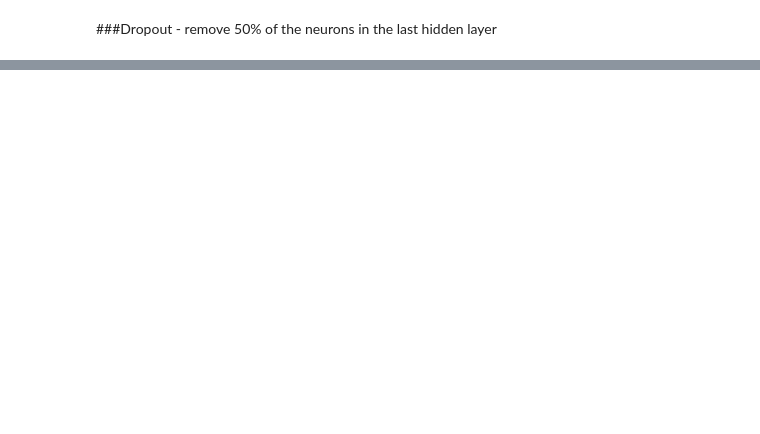
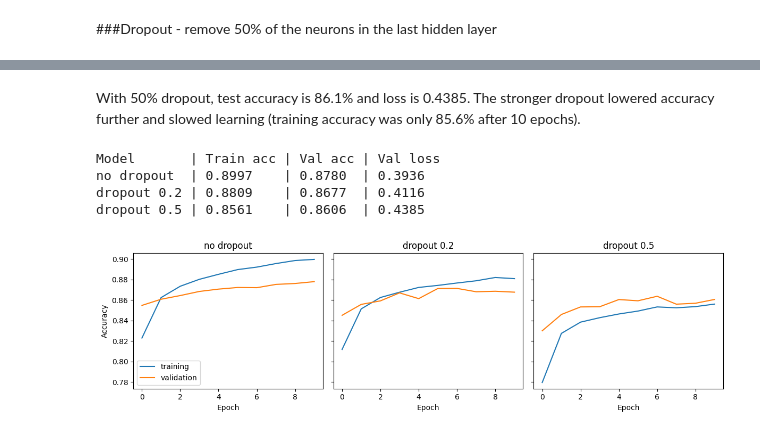
Before and after one commit to ZofiaLandowska/notes, a Jupyter notebook: site/en/tutorials/keras/classification.ipynb, the cells around one changed output, grey strips where cells are left out. Drawn from its saved outputs; the diff is of its cells as text; code cells hidden in the pictures; blank space fills up the shorter version.

```diff
--- a/site/en/tutorials/keras/classification.ipynb
+++ b/site/en/tutorials/keras/classification.ipynb
@@ -692,0 +785,27 @@ Model_13 test accuracy: 0.8809000253677368
+# %% [markdown]
+With 50% dropout, test accuracy is 86.1% and loss is 0.4385. The stronger dropout lowered accuracy further and slowed learning (training accuracy was only 85.6% after 10 epochs).
+# %%
+# Dropout experiment: summary table and training vs. validation accuracy
+histories = {"no dropout": history_11, "dropout 0.2": history_12, "dropout 0.5": history_13}
+
+print("Model       | Train acc | Val acc | Val loss")
+for name, h in histories.items():
+    print(f"{name:11} | {h.history['accuracy'][-1]:.4f}    | "
+          f"{h.history['val_accuracy'][-1]:.4f}  | {h.history['val_loss'][-1]:.4f}")
+
+fig, axes = plt.subplots(1, len(histories), figsize=(4*len(histories), 3.5), sharey=True)
+for ax, (name, h) in zip(axes, histories.items()):
+    ax.plot(h.history['accuracy'], label='training')
+    ax.plot(h.history['val_accuracy'], label='validation')
+    ax.set_title(name)
+    ax.set_xlabel('Epoch')
+axes[0].set_ylabel('Accuracy')
+axes[0].legend()
+plt.tight_layout()
+plt.show()
+# %% [output]
+Model       | Train acc | Val acc | Val loss
+no dropout  | 0.8997    | 0.8780  | 0.3936
+dropout 0.2 | 0.8809    | 0.8677  | 0.4116
+dropout 0.5 | 0.8561    | 0.8606  | 0.4385
+[figure, added]
```
Also changed, not shown: parts of 56 cells of this notebook.
